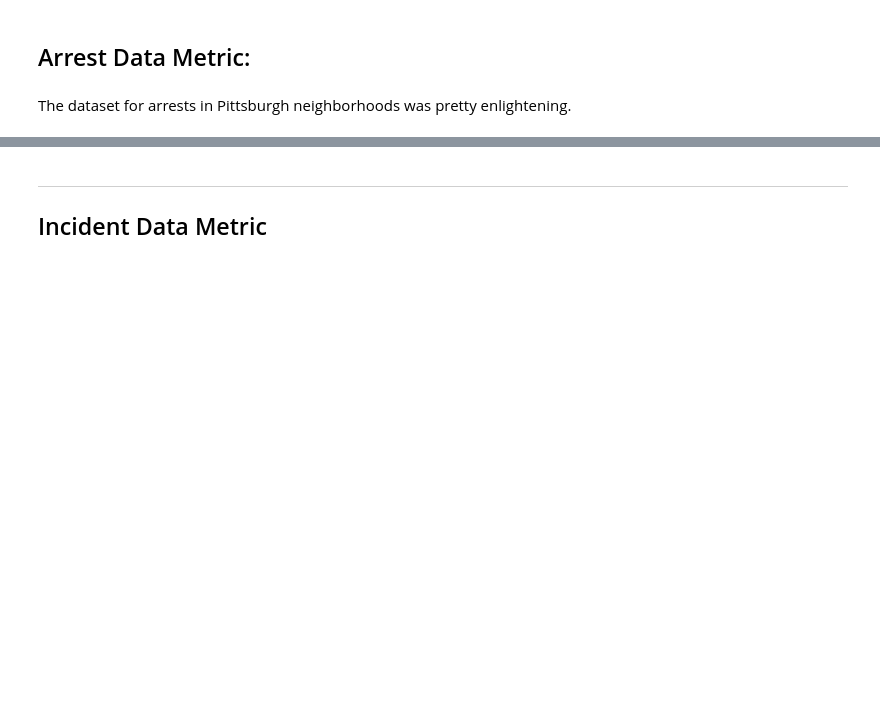
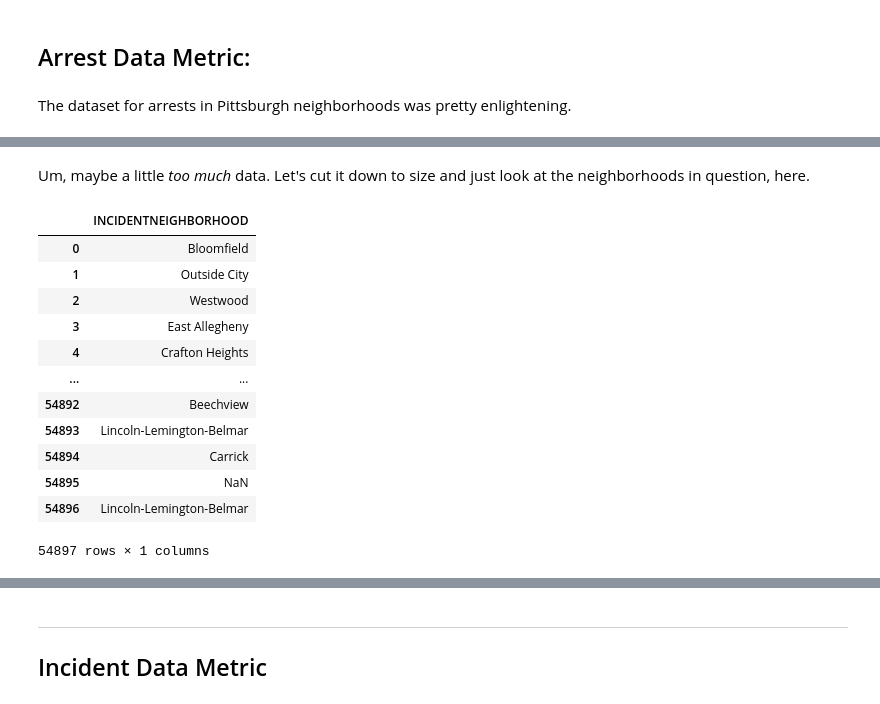
Before and after one commit to cdornn/Big-Ideas-Final-Project, a Jupyter notebook: group_notebook.ipynb, the cells around one changed output, grey strips where cells are left out. Drawn from its saved outputs; the diff is of its cells as text; code cells hidden in the pictures; blank space fills up the shorter version.

```diff
--- a/group_notebook.ipynb
+++ b/group_notebook.ipynb
@@ -25,0 +55,21 @@ The dataset for arrests in Pittsburgh neighborhoods was pretty enlightening.
+# %% [markdown]
+Um, maybe a little *too much* data. Let's cut it down to size and just look at the neighborhoods in question, here.
+# %%
+arrests = arrests['INCIDENTNEIGHBORHOOD']
+
+neighborhoods = pd.DataFrame(arrests)
+display(neighborhoods)
+# %% [output]
+|  | INCIDENTNEIGHBORHOOD |
+| 0 | Bloomfield |
+| 1 | Outside City |
+| 2 | Westwood |
+| 3 | East Allegheny |
+| 4 | Crafton Heights |
+| ... | ... |
+| 54892 | Beechview |
+| 54893 | Lincoln-Lemington-Belmar |
+| 54894 | Carrick |
+| 54895 | NaN |
+| 54896 | Lincoln-Lemington-Belmar |
+54897 rows × 1 columns
```
Also changed, not shown: parts of 13 cells of this notebook.
